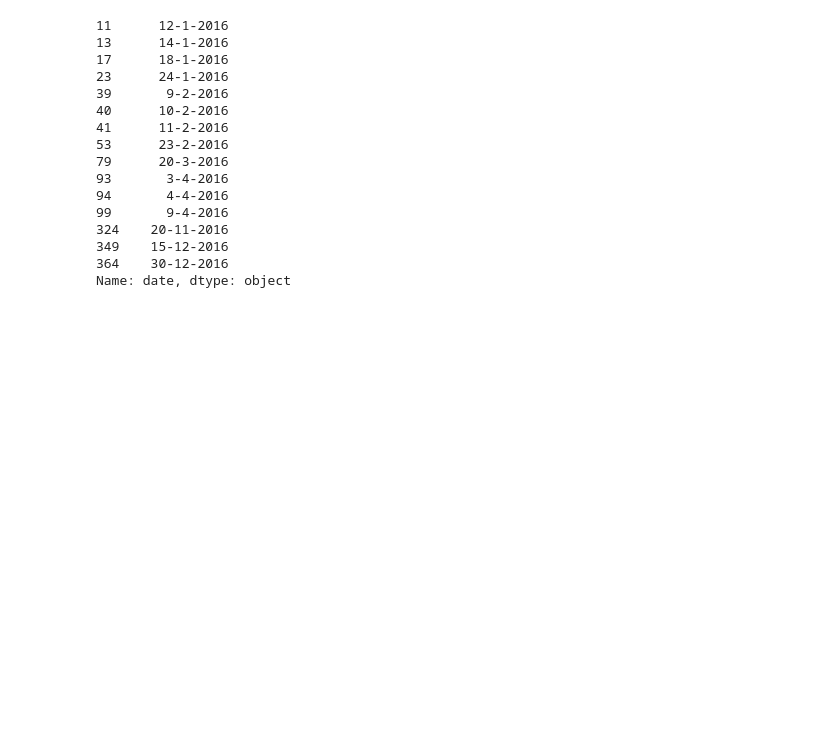
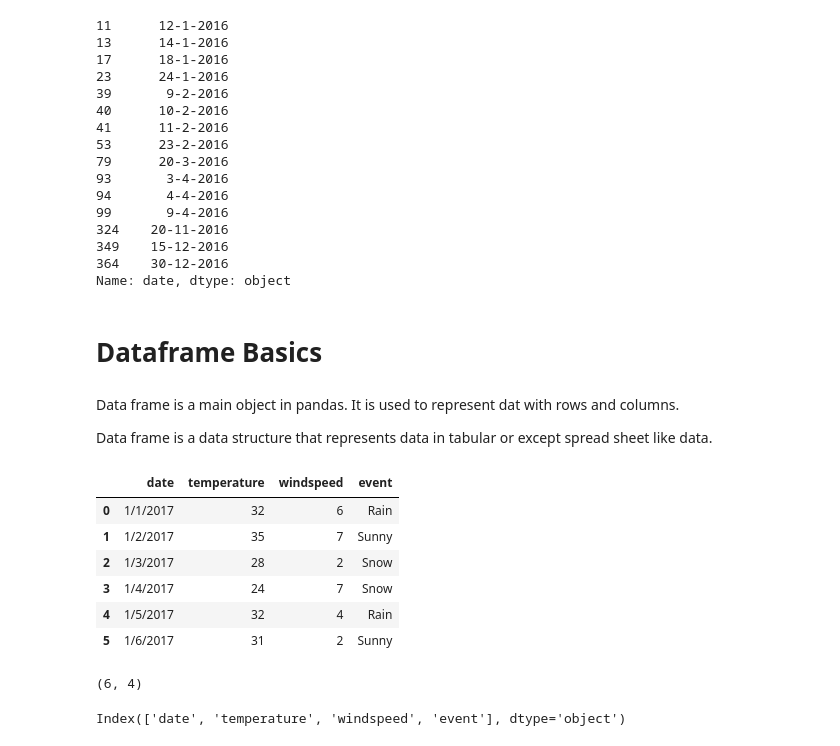
Before and after one commit to ashishsth7586/arduino, a Jupyter notebook: Pandas/Pandas.ipynb, the cells around one changed output. Cells and saved outputs as stored; diff of their text form; code cells hidden in the pictures; blank space fills up the shorter version.

Commit message:
pandas data merge overview

```diff
--- a/Pandas/Pandas.ipynb
+++ b/Pandas/Pandas.ipynb
@@ -58,3 +58,37 @@ df['date'][df['snow fall'] == 'T']  # Fancy Indexing
 349    15-12-2016
 364    30-12-2016
 Name: date, dtype: object
+# %% [markdown]
+# Dataframe Basics
+# %% [markdown]
+Data frame is a main object in pandas. It is used to represent dat with rows and columns.
+
+Data frame is a data structure that represents data in tabular or except spread sheet like data.
+# %%
+# List of tuples ----> Dataframe
+
+weather_data = [('1/1/2017', 32, 6, 'Rain'),
+                ('1/2/2017', 35, 7, 'Sunny'),
+                ('1/3/2017', 28, 2, 'Snow'),
+                ('1/4/2017', 24, 7, 'Snow'),
+                ('1/5/2017', 32, 4, 'Rain'),
+                ('1/6/2017', 31, 2, 'Sunny')
+               ]
+df = pd.DataFrame(weather_data, columns=['date', 'temperature', 'windspeed', 'event'])
+df
+# %% [output]
+|  | date | temperature | windspeed | event |
+| 0 | 1/1/2017 | 32 | 6 | Rain |
+| 1 | 1/2/2017 | 35 | 7 | Sunny |
+| 2 | 1/3/2017 | 28 | 2 | Snow |
+| 3 | 1/4/2017 | 24 | 7 | Snow |
+| 4 | 1/5/2017 | 32 | 4 | Rain |
+| 5 | 1/6/2017 | 31 | 2 | Sunny |
+# %%
+df.shape
+# %% [output]
+(6, 4)
+# %%
+df.columns # returns list of column name in a dataframe
+# %% [output]
+Index(['date', 'temperature', 'windspeed', 'event'], dtype='object')
```
Also changed, not shown: parts of 29 cells of this notebook, 5 other files.
